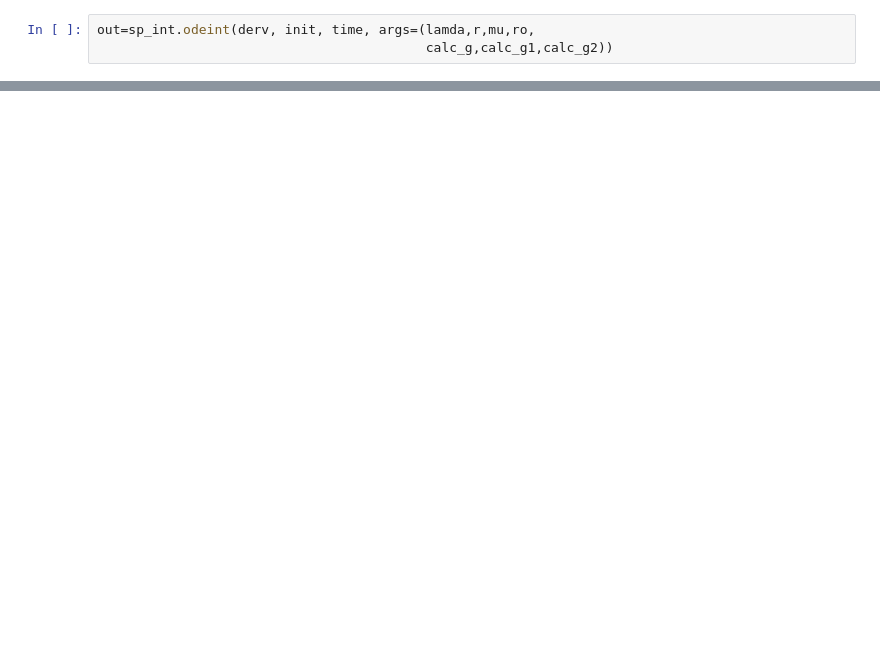
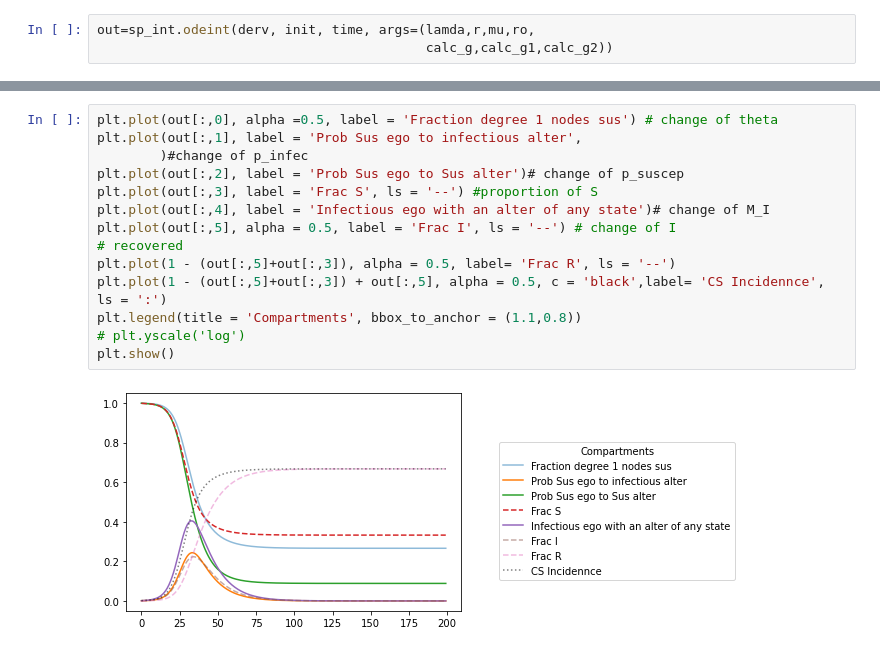
Before and after one commit to leoloman/NE_SIR_model, a Jupyter notebook: NE_model_Poisson_Explained.ipynb, the cells around one changed output, grey strips where cells are left out. Saved outputs shown, nothing was run; the diff lists cells and outputs as text; blank space fills up the shorter version.

```diff
--- a/NE_model_Poisson_Explained.ipynb
+++ b/NE_model_Poisson_Explained.ipynb
@@ -160,0 +187,16 @@ out=sp_int.odeint(derv, init, time, args=(lamda,r,mu,ro,
+# %%
+plt.plot(out[:,0], alpha =0.5, label = 'Fraction degree 1 nodes sus') # change of theta
+plt.plot(out[:,1], label = 'Prob Sus ego to infectious alter',
+        )#change of p_infec
+plt.plot(out[:,2], label = 'Prob Sus ego to Sus alter')# change of p_suscep
+plt.plot(out[:,3], label = 'Frac S', ls = '--') #proportion of S
+plt.plot(out[:,4], label = 'Infectious ego with an alter of any state')# change of M_I
+plt.plot(out[:,5], alpha = 0.5, label = 'Frac I', ls = '--') # change of I
+# recovered
+plt.plot(1 - (out[:,5]+out[:,3]), alpha = 0.5, label= 'Frac R', ls = '--')
+plt.plot(1 - (out[:,5]+out[:,3]) + out[:,5], alpha = 0.5, c = 'black',label= 'CS Incidennce', ls = ':')
+plt.legend(title = 'Compartments', bbox_to_anchor = (1.1,0.8))
+# plt.yscale('log')
+plt.show()
+# %% [output]
+[figure, added]
```
Also changed, not shown: parts of 16 cells of this notebook.
